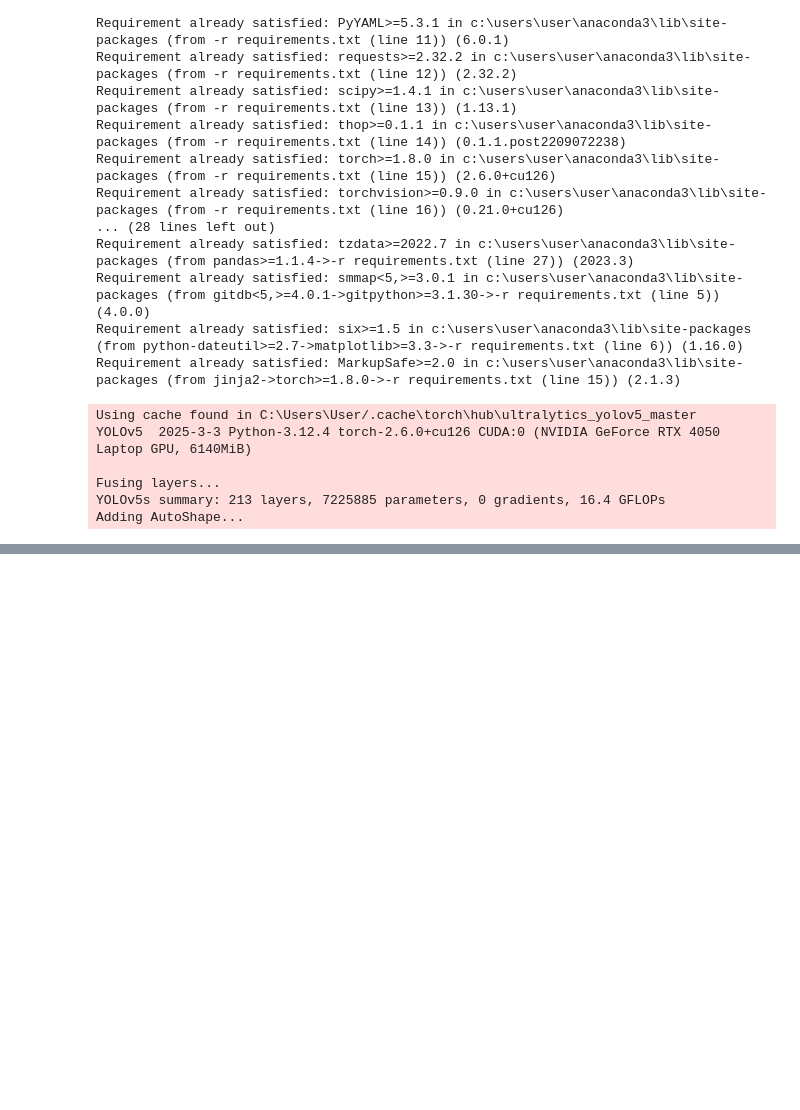
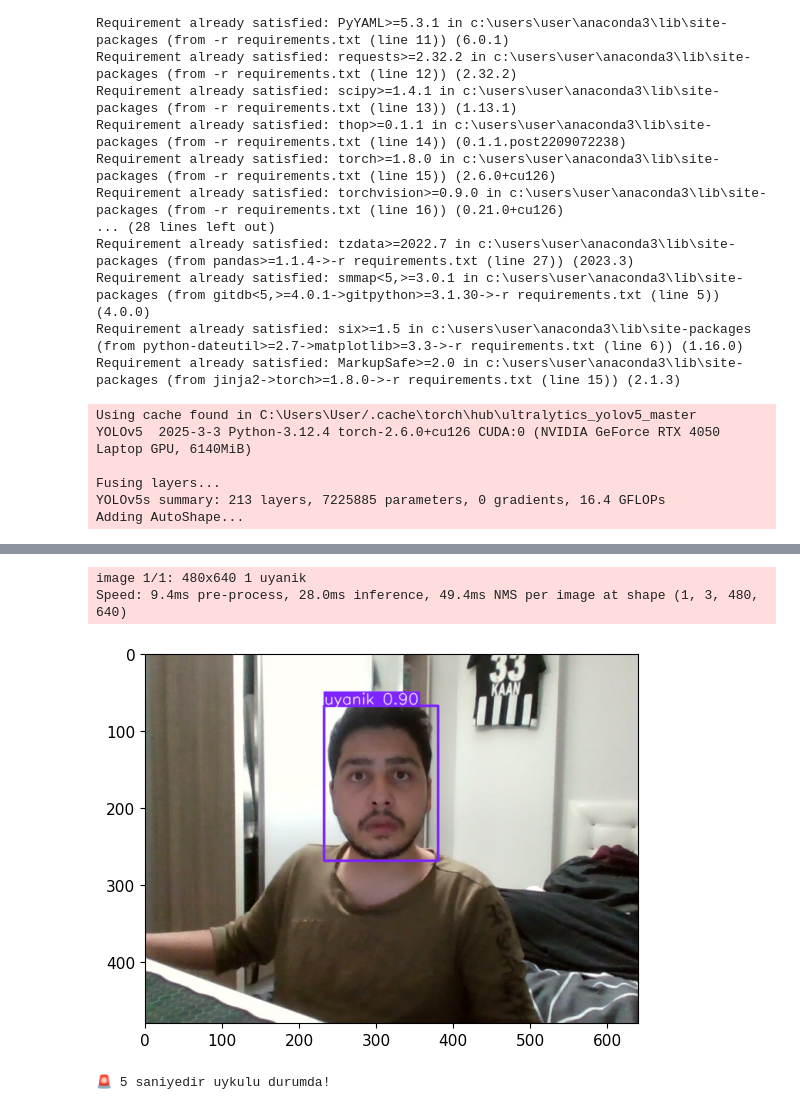
Before and after one commit to kaanguler7/Drowsiness-Detection-using-YOLO, a Jupyter notebook: YorgunlukModel1.ipynb, the cells around one changed output, grey strips where cells are left out. Saved outputs shown, nothing was run; the diff lists cells and outputs as text; code cells hidden in the pictures; blank space fills up the shorter version.

```diff
--- a/YorgunlukModel1.ipynb
+++ b/YorgunlukModel1.ipynb
@@ -120,0 +210,2 @@ cv2.destroyAllWindows()#açık olan opencv pencerelerini kapatır
+# %%
+model = torch.hub.load('ultralytics/yolov5','custom', path='yolov5/runs/train/exp3/weights/last.pt', force_reload=True)
@@ -120,0 +219,15 @@ cv2.destroyAllWindows()#açık olan opencv pencerelerini kapatır
+# %%
+resim = os.path.join('data','images','uyanık.8d5c5fe7-2b7c-11f0-8a44-505a657d1750.jpg')
+# %%
+results = model(resim)
+# %%
+results.print()
+# %% [output]
+image 1/1: 480x640 1 uyanik
+Speed: 9.4ms pre-process, 28.0ms inference, 49.4ms NMS per image at shape (1, 3, 480, 640)
+# %%
+%matplotlib inline
+plt.imshow(np.squeeze(results.render()))
+plt.show()
+# %% [output]
+[figure, added]
@@ -120,0 +248,38 @@ cv2.destroyAllWindows()#açık olan opencv pencerelerini kapatır
+# %%
+import winsound
+import time
+
+cam = cv2.VideoCapture(0)
+uykulu_start_time = None
+uykulu_alerted = False
+
+while cam.isOpened():
+    ret, frame = cam.read()
+    if not ret:
+        break
+
+    results = model(frame)
+    labels = results.names
+    preds = results.pred[0]
+    detected_classes = [labels[int(cls)] for *xyxy, conf, cls in preds]
+
+    # 5sn uykulu algılanırsa alarm çal
+    if 'uykulu' in detected_classes:
+        if uykulu_start_time is None:
+            uykulu_start_time = time.time()
+        elif time.time() - uykulu_start_time >= 5 and not uykulu_alerted:
+            print(" 5 saniyedir uykulu durumda")
+            winsound.Beep(1000, 1000)  # 1 saniyelik uyarı sesi
+            uykulu_alerted = True
+    else:
+        uykulu_start_time = None
+        uykulu_alerted = False
+
+    cv2.imshow("YORGUNLUK TESPIT", np.squeeze(results.render()))
+    if cv2.waitKey(10) & 0xFF == ord("q"):
+        break
+
+cam.release()
+cv2.destroyAllWindows()
+# %% [output]
+🚨 5 saniyedir uykulu durumda!
```
Also changed, not shown: parts of 23 cells of this notebook.
